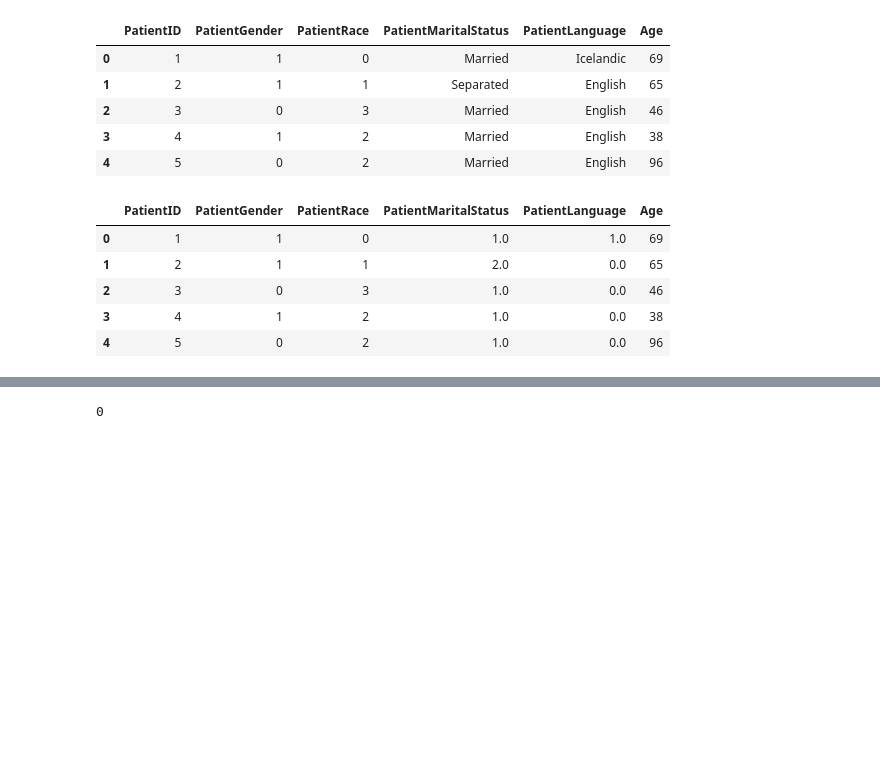
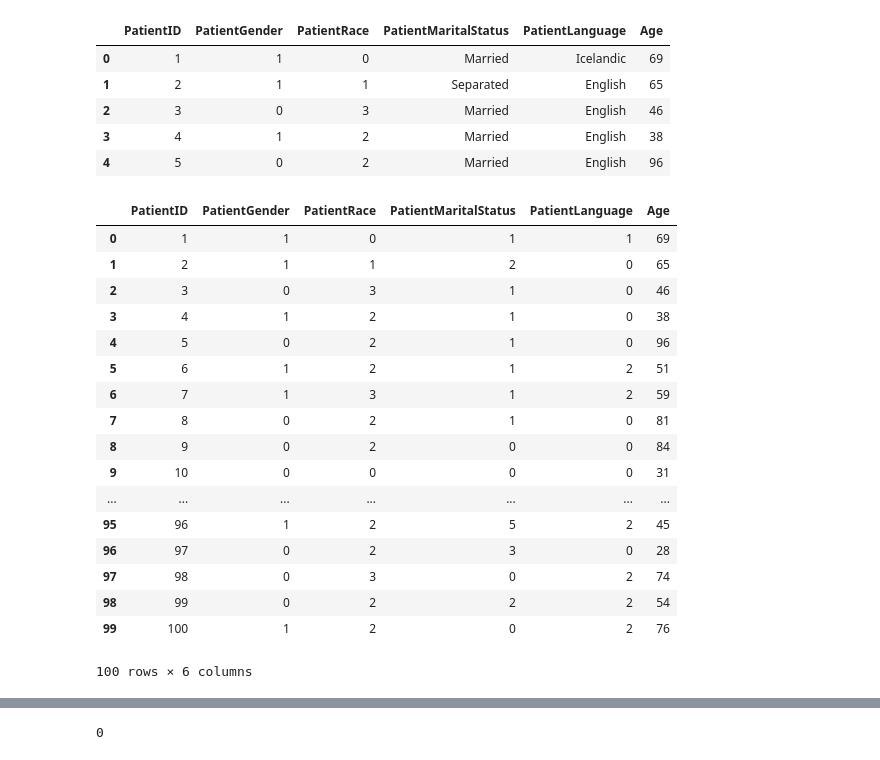
Before and after one commit to Bowiemb/demos, a Jupyter notebook: Virtual Patient Data Analysis Demo.ipynb, the cells around one changed output, grey strips where cells are left out. Saved outputs shown, nothing was run; the diff lists cells and outputs as text; code cells hidden in the pictures; blank space fills up the shorter version.

```diff
--- a/Virtual Patient Data Analysis Demo.ipynb
+++ b/Virtual Patient Data Analysis Demo.ipynb
@@ -324,21 +411,33 @@ clean_patients.head()
 | 4 | 5 | 0 | 2 | Married | English | 96 |
 # %%
 clean_patients['PatientMaritalStatus'] = patients['PatientMaritalStatus'].map(
-    {'Single': 0, 'Married': 1, 'Separated': 2, 'Divorced': 3, 'Widowed': 4})
+    {'Single': 0, 'Married': 1, 'Separated': 2, 'Divorced': 3, 'Widowed': 4, 'Unknown': 5})
 
 clean_patients['PatientLanguage'] = patients['PatientLanguage'].map(
-    {'English': 0, 'Icelandic': 1, 'Spanish': 2})
+    {'English': 0, 'Icelandic': 1, 'Spanish': 2, 'Unknown': 3})
 #clean_patients['PatientMaritalStatus'] = clean_patients['PatientMaritalStatus'].apply(lambda x: index_cat(x, marital_status))
 #clean_patients['PatientLanguage'] = clean_patients['PatientLanguage'].apply(lambda x: index_cat(x, language))
 
-clean_patients.head()
+clean_patients.head(100)
 # %% [output]
 |  | PatientID | PatientGender | PatientRace | PatientMaritalStatus | PatientLanguage | Age |
-| 0 | 1 | 1 | 0 | 1.0 | 1.0 | 69 |
-| 1 | 2 | 1 | 1 | 2.0 | 0.0 | 65 |
-| 2 | 3 | 0 | 3 | 1.0 | 0.0 | 46 |
-| 3 | 4 | 1 | 2 | 1.0 | 0.0 | 38 |
-| 4 | 5 | 0 | 2 | 1.0 | 0.0 | 96 |
+| 0 | 1 | 1 | 0 | 1 | 1 | 69 |
+| 1 | 2 | 1 | 1 | 2 | 0 | 65 |
+| 2 | 3 | 0 | 3 | 1 | 0 | 46 |
+| 3 | 4 | 1 | 2 | 1 | 0 | 38 |
+| 4 | 5 | 0 | 2 | 1 | 0 | 96 |
+| 5 | 6 | 1 | 2 | 1 | 2 | 51 |
+| 6 | 7 | 1 | 3 | 1 | 2 | 59 |
+| 7 | 8 | 0 | 2 | 1 | 0 | 81 |
+| 8 | 9 | 0 | 2 | 0 | 0 | 84 |
+| 9 | 10 | 0 | 0 | 0 | 0 | 31 |
+| ... | ... | ... | ... | ... | ... | ... |
+| 95 | 96 | 1 | 2 | 5 | 2 | 45 |
+| 96 | 97 | 0 | 2 | 3 | 0 | 28 |
+| 97 | 98 | 0 | 3 | 0 | 2 | 74 |
+| 98 | 99 | 0 | 2 | 2 | 2 | 54 |
+| 99 | 100 | 1 | 2 | 0 | 2 | 76 |
+100 rows × 6 columns
 # %%
 def plot_correlation_map( df ):
     corr = df.corr()
```
Also changed, not shown: parts of 20 cells of this notebook.
